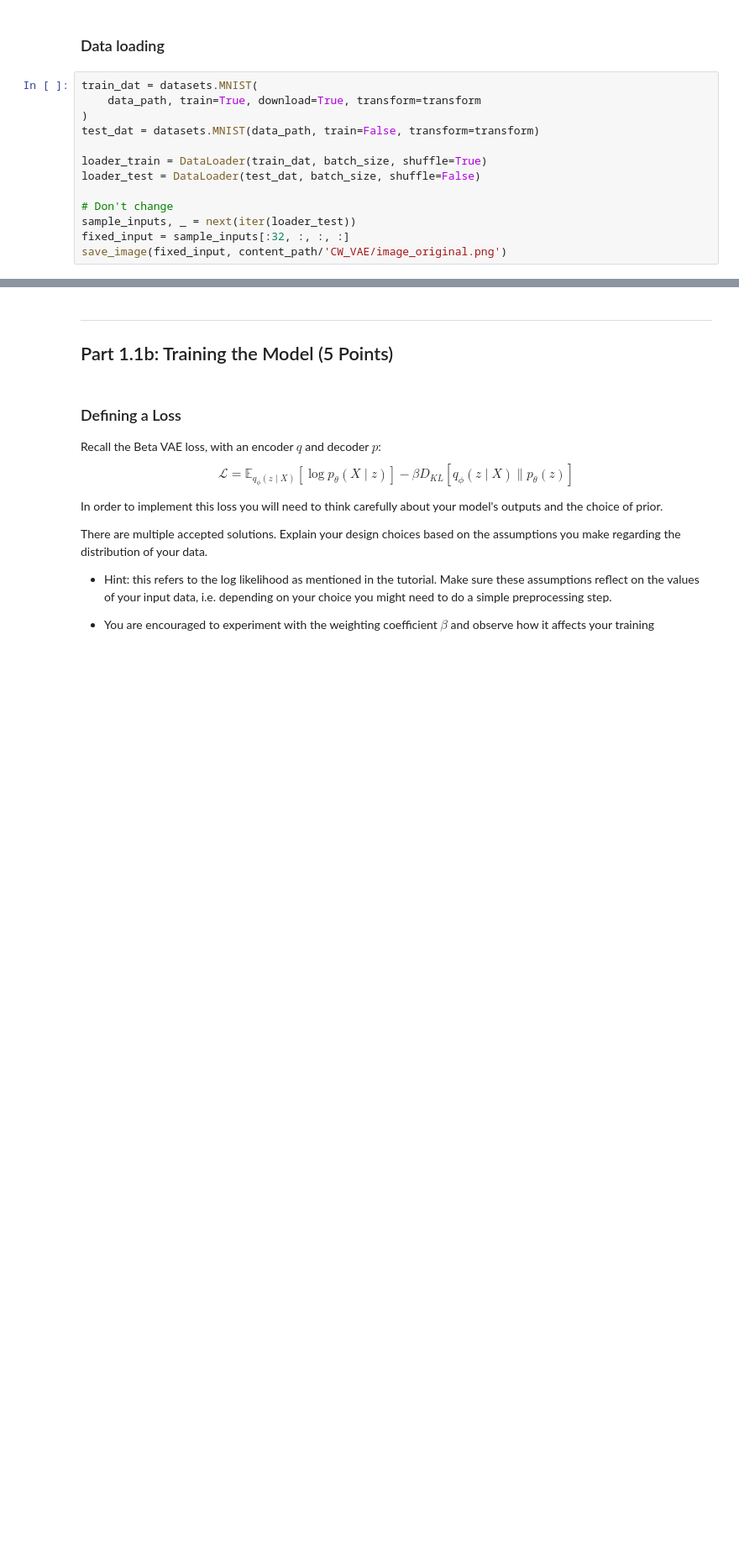
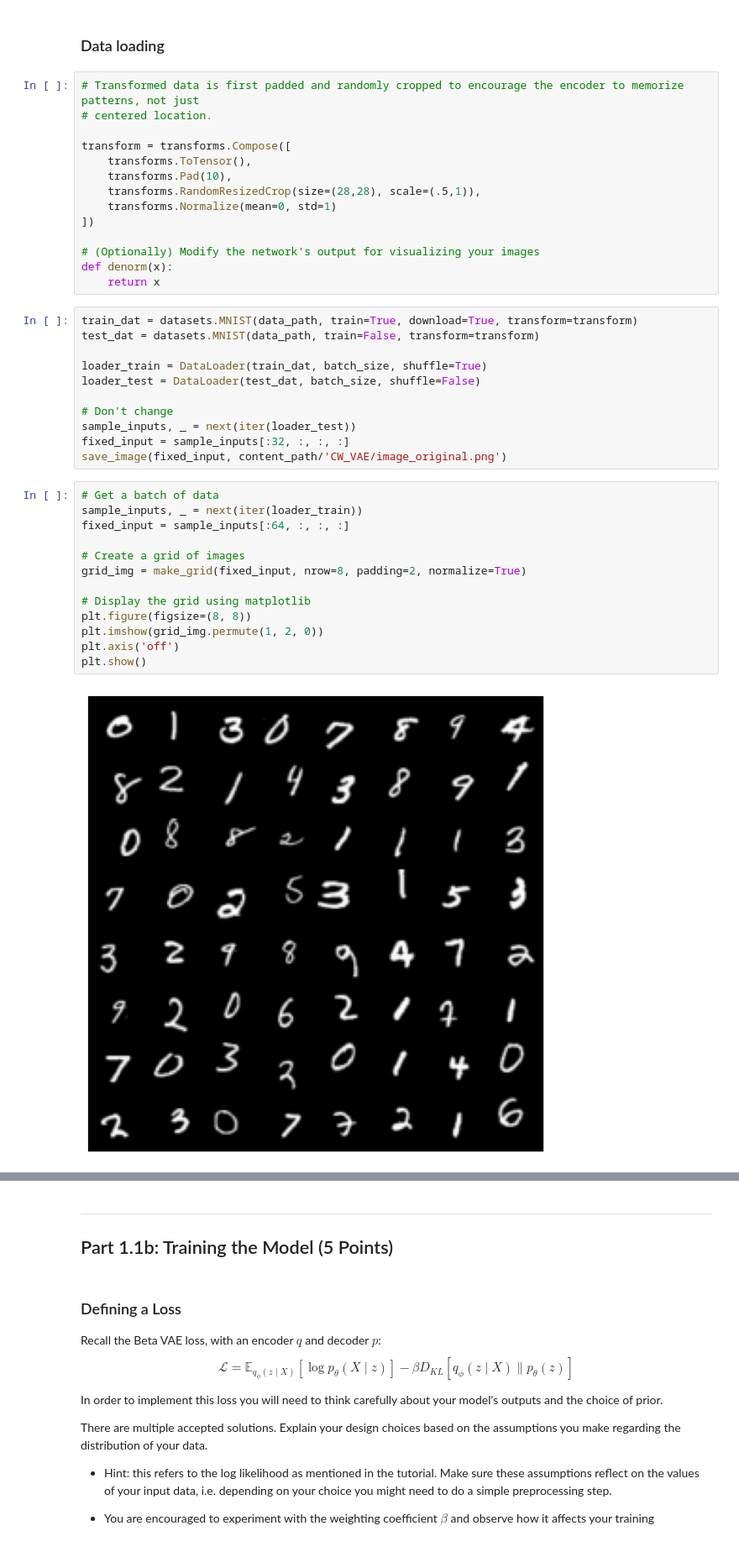
Before and after one commit to avzh1/imperial-4th-year, a Jupyter notebook: deep-learning/Coursework/DL_CW_2_az620/dl_cw2_2024.ipynb, the cells around one changed output, grey strips where cells are left out. Shown at 84% size. Saved outputs shown, nothing was run; the diff lists cells and outputs as text; blank space fills up the shorter version.

Commit message:
dl - cw - Part 1.1a first attempt

```diff
--- a/deep-learning/Coursework/DL_CW_2_az620/dl_cw2_2024.ipynb
+++ b/deep-learning/Coursework/DL_CW_2_az620/dl_cw2_2024.ipynb
@@ -159,9 +152,21 @@ def denorm(x):
 # %% [markdown]
 ### Data loading
+# %%
+# Transformed data is first padded and randomly cropped to encourage the encoder to memorize patterns, not just
+# centered location.
+
+transform = transforms.Compose([
+    transforms.ToTensor(),
+    transforms.Pad(10),
+    transforms.RandomResizedCrop(size=(28,28), scale=(.5,1)),
+    transforms.Normalize(mean=0, std=1)
+])
+
+# (Optionally) Modify the network's output for visualizing your images
+def denorm(x):
+    return x
 # %%
-train_dat = datasets.MNIST(
-    data_path, train=True, download=True, transform=transform
-)
+train_dat = datasets.MNIST(data_path, train=True, download=True, transform=transform)
 test_dat = datasets.MNIST(data_path, train=False, transform=transform)
 
 loader_train = DataLoader(train_dat, batch_size, shuffle=True)
@@ -171,3 +176,18 @@ loader_test = DataLoader(test_dat, batch_size, shuffle=False)
 sample_inputs, _ = next(iter(loader_test))
 fixed_input = sample_inputs[:32, :, :, :]
 save_image(fixed_input, content_path/'CW_VAE/image_original.png')
+# %%
+# Get a batch of data
+sample_inputs, _ = next(iter(loader_train))
+fixed_input = sample_inputs[:64, :, :, :]
+
+# Create a grid of images
+grid_img = make_grid(fixed_input, nrow=8, padding=2, normalize=True)
+
+# Display the grid using matplotlib
+plt.figure(figsize=(8, 8))
+plt.imshow(grid_img.permute(1, 2, 0))
+plt.axis('off')
+plt.show()
+# %% [output]
+[figure, added]
```
Also changed, not shown: parts of 17 cells of this notebook.
